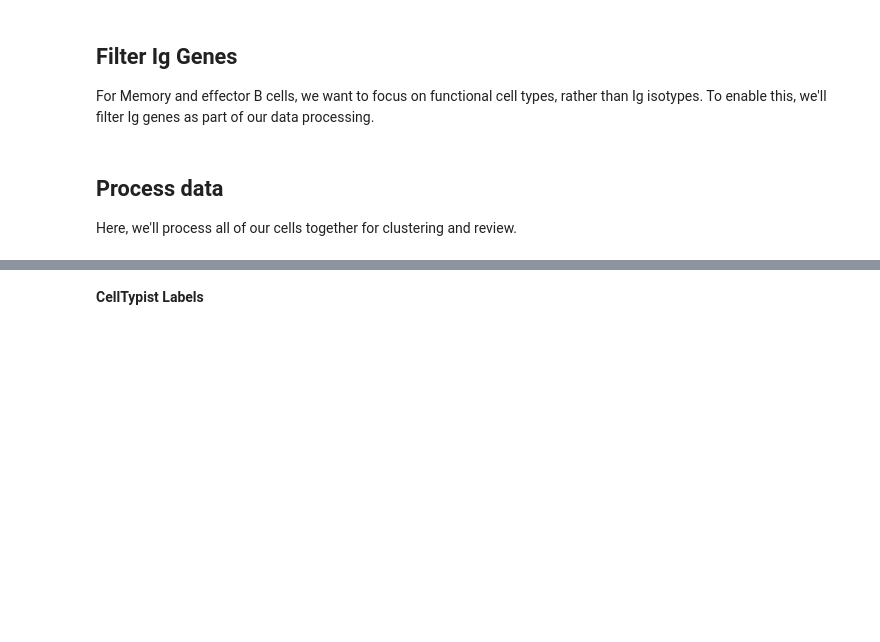
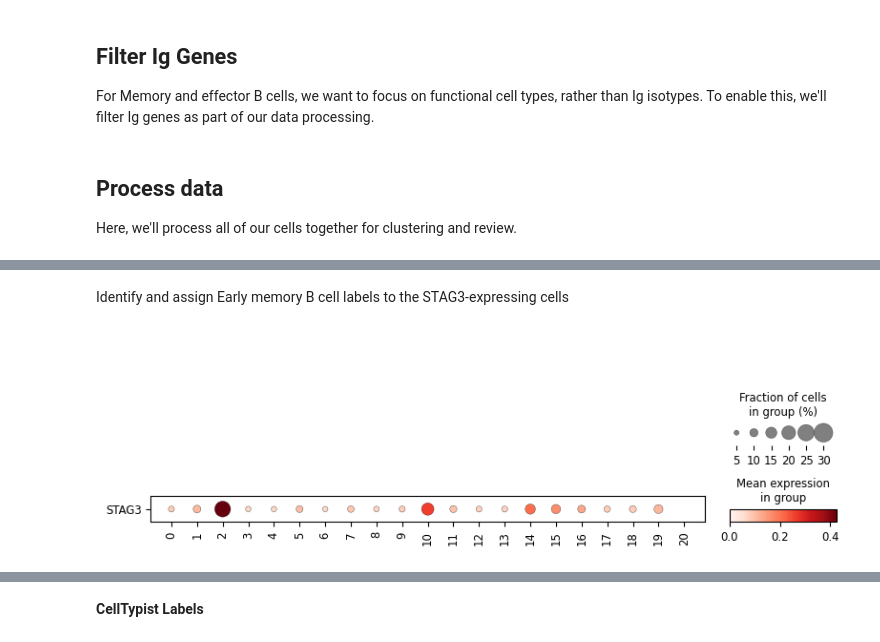
Before and after one commit to aifimmunology/sound-life-scrna-analysis, a Jupyter notebook: scrna-seq_analysis/02-reference_labeling/09b-Python_b_memory_cell_L3_refinement.ipynb, the cells around one changed output, grey strips where cells are left out. Drawn from its saved outputs; the diff is of its cells as text; code cells hidden in the pictures; blank space fills up the shorter version.

Commit message:
adding early memory b refinement

```diff
--- a/scrna-seq_analysis/02-reference_labeling/09b-Python_b_memory_cell_L3_refinement.ipynb
+++ b/scrna-seq_analysis/02-reference_labeling/09b-Python_b_memory_cell_L3_refinement.ipynb
@@ -293,0 +357,2 @@ WARNING: adata.X seems to be already log-transformed.
+# %%
+sub_adata = adata[adata.obs['leiden_3'].isin(sel_cl)]
@@ -293,0 +372,11 @@ WARNING: adata.X seems to be already log-transformed.
+# %% [markdown]
+Identify and assign Early memory B cell labels to the STAG3-expressing cells
+# %%
+sc.pl.dotplot(
+    sub_adata,
+    groupby = 'leiden_2',
+    var_names = 'STAG3',
+    swap_axes = True
+)
+# %% [output]
+[figure, added]
```
Also changed, not shown: parts of 29 cells of this notebook.
